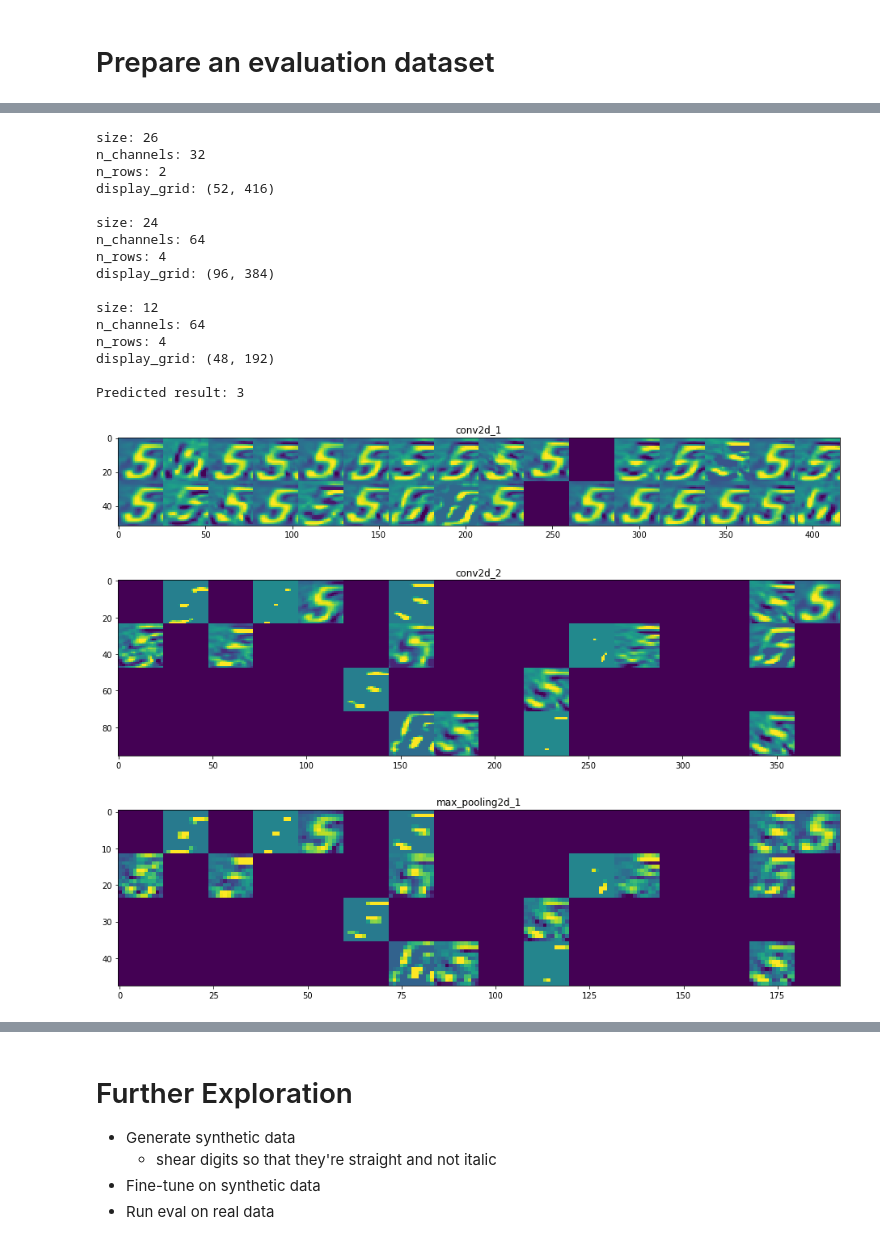
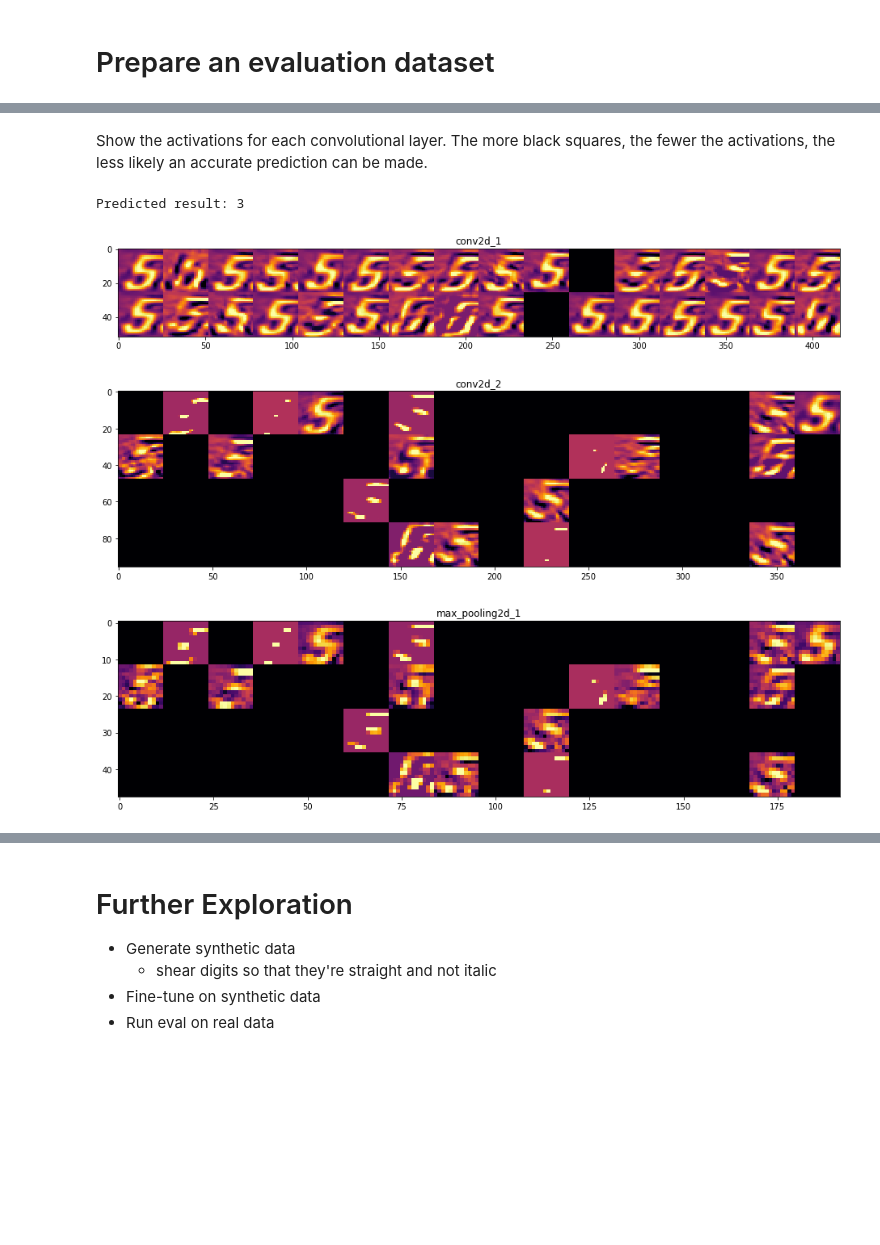
Before and after one commit to carsontang/overwatch-vision-analytics, a Jupyter notebook: overwatch-ult-charge.ipynb, the cells around one changed output, grey strips where cells are left out. Saved outputs shown, nothing was run; the diff lists cells and outputs as text; code cells hidden in the pictures; blank space fills up the shorter version.

```diff
--- a/overwatch-ult-charge.ipynb
+++ b/overwatch-ult-charge.ipynb
@@ -393,59 +416,41 @@ Test accuracy: 0.584158415842
+# %% [markdown]
+Show the activations for each convolutional layer. The more black squares, the fewer the activations, the less likely an accurate prediction can be made.
 # %%
 layer_outputs = [layer.output for layer in model.layers[:4]]
 activation_model = models.Model(inputs=model.input, outputs=layer_outputs)
 img_tensor = np.expand_dims(x_valid[100], axis=0)
 activations = activation_model.predict(img_tensor)
 first_layer_activation = activations[1]
 
 layer_names = [layer.name for layer in model.layers[:3]]
 images_per_row = 16
 
 for layer_name, layer_activation in zip(layer_names, activations):
     _, size, _, n_channels = layer_activation.shape
     n_rows = n_channels // images_per_row
 
     display_grid = np.zeros( (size * n_rows, size * images_per_row) )
-    print("size:", size)
-    print("n_channels:", n_channels)
-    print("n_rows:", n_rows)
-    print('display_grid:', display_grid.shape)
-    print()
 
     for col in range(n_rows):
         for row in range(images_per_row):
             channel_image = layer_activation[0, :, :, col * images_per_row + row]
             channel_image -= channel_image.mean()
             channel_image /= channel_image.std()
             channel_image *= 64
             channel_image += 128
             channel_image = np.clip(channel_image, 0, 255).astype('uint8')
             display_grid[col * size : (col + 1) * size, row * size : (row + 1) * size] = channel_image
     scale = 1. / size
     plt.figure(figsize=(scale * display_grid.shape[1], scale * display_grid.shape[0]))
     plt.title(layer_name)
     plt.grid(False)
-    plt.imshow(display_grid, aspect='auto', cmap='viridis')
+    plt.imshow(display_grid, aspect='auto', cmap='inferno')
 print("Predicted result:", np.argmax(model.predict(img_tensor)))
 # %% [output]
-size: 26
-n_channels: 32
-n_rows: 2
-display_grid: (52, 416)
-
-size: 24
-n_channels: 64
-n_rows: 4
-display_grid: (96, 384)
-
-size: 12
-n_channels: 64
-n_rows: 4
-display_grid: (48, 192)
-
 Predicted result: 3
-[figure, old version]
+[figure, new version]
-[figure, old version]
+[figure, new version]
-[figure, old version]
+[figure, new version]
 # %% [markdown]
 # Data Augmentation
 ## Synthetic Data
```
Also changed, not shown: parts of 14 cells of this notebook.
